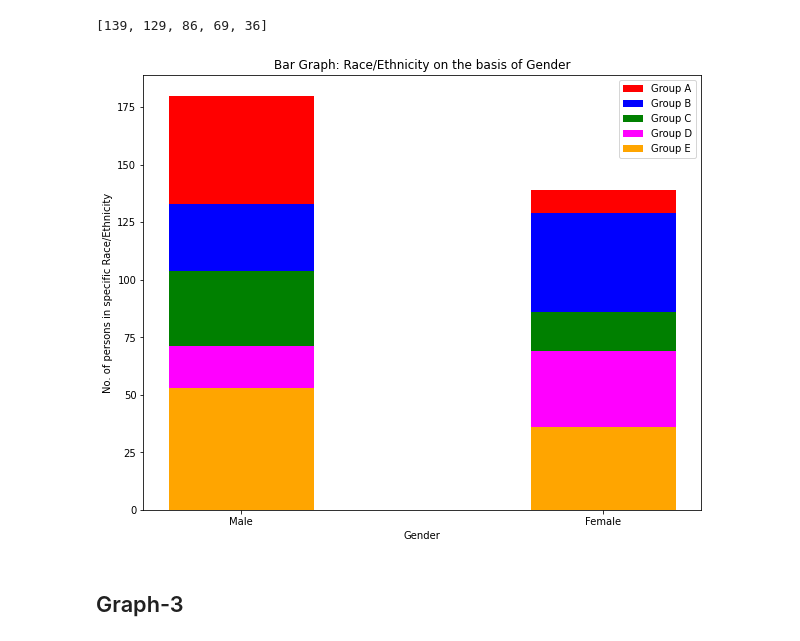
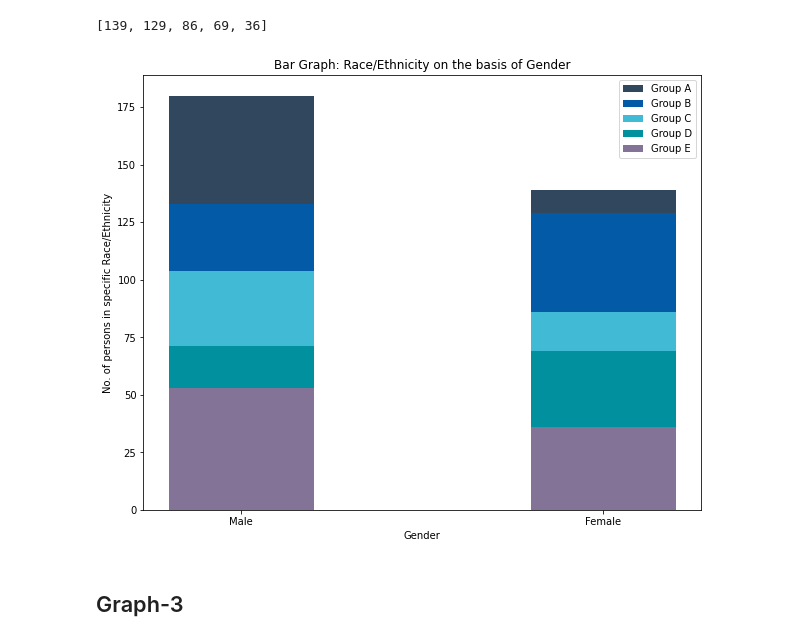
Before and after one commit to vik-sin/Students-Performance, a Jupyter notebook: StudentsPerformance.ipynb, the cells around one changed output. Drawn from its saved outputs; the diff is of its cells as text; code cells hidden in the pictures.

```diff
--- a/StudentsPerformance.ipynb
+++ b/StudentsPerformance.ipynb
@@ -263,22 +263,22 @@ female
 # %%
 male= [i for i in newDf['Male']]
 female= [i for i in newDf['Female']]
-color= ['red', 'blue', 'green', 'magenta', 'orange']
+color= ['#30475e', '#035aa6','#40bad5', '#00909e', '#827397']
 labels= ['Group A', 'Group B', 'Group C', 'Group D', 'Group E']
 n= newDf.shape[0]
 plt.figure(figsize=(10,8))
 
 for i in range(n):
   plt.bar(gender[0],male[i], color= color[i], width= 0.4)
   plt.bar(gender[1],female[i], color= color[i], label= labels[i], width= 0.4)
 
 plt.title("Bar Graph: Race/Ethnicity on the basis of Gender")
 plt.ylabel("No. of persons in specific Race/Ethnicity")
 plt.xlabel("Gender")
 plt.legend()
 plt.show()
 # %% [output]
-[figure, old version]
+[figure, new version]
 # %% [markdown]
 ## Graph-3
 # %%
```
Also changed, not shown: parts of 2 cells of this notebook.
